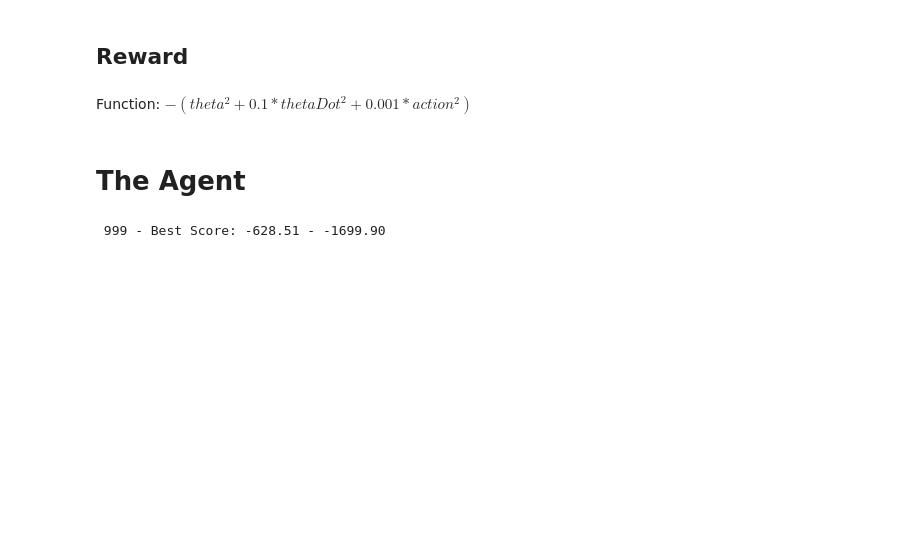
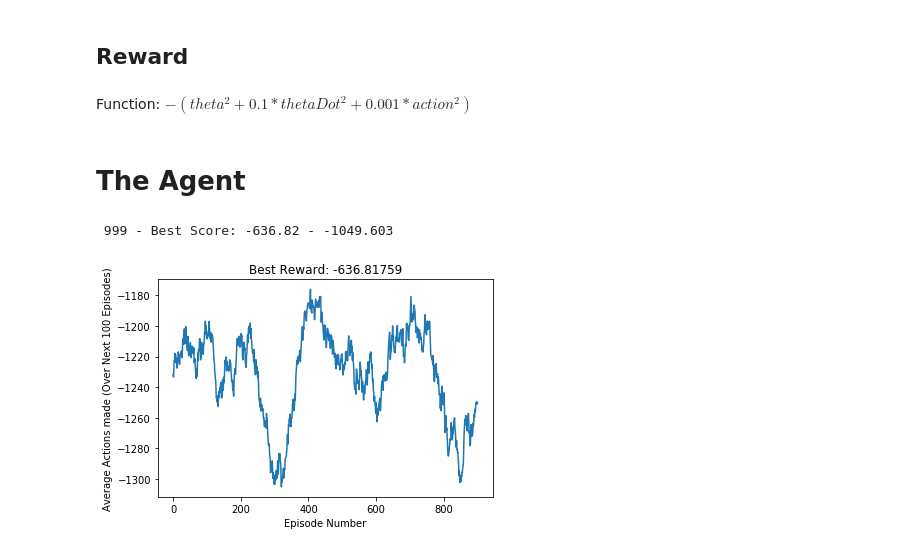
Before and after one commit to BAlmeidaS/reinforcement-learning-studies, a Jupyter notebook: pendulum/study.ipynb, the cells around one changed output. Saved outputs shown, nothing was run; the diff lists cells and outputs as text; code cells hidden in the pictures; blank space fills up the shorter version.

Commit message:
pendulum - adding a reward plot in the end of the training

```diff
--- a/pendulum/study.ipynb
+++ b/pendulum/study.ipynb
@@ -104,6 +104,17 @@ class ScoreEvaluator:
         self._update_avg()
         self.last_score = score
 
+    def plot_avg_scores(self):
+        plt.plot(np.linspace(0,
+                             len(self.avg_scores),
+                             len(self.avg_scores),
+                             endpoint=False),
+                 np.asarray(self.avg_scores))
+        plt.title(f'Best Reward: {self.best_score:10.5f}')
+        plt.xlabel('Episode Number')
+        plt.ylabel(f'Average Actions made (Over Next {self.window} Episodes)')
+        plt.show()
+
     def _update_avg(self):
         if len(self.tmp_scores) < self.tmp_scores.maxlen:
             return
@@ -119,26 +130,29 @@ def print_iteaction(iteraction: int, score_eval: ScoreEvaluator):
 # %%
 num_episodes = 1000
 
 agent = Agent()
 
 best_score = -np.inf
 
 avg_scores = deque(maxlen=num_episodes)
 
 score_eval = ScoreEvaluator(100)
 
 for i in range(num_episodes):
     score = 0
     state = env.reset()
 
     for _ in range(300):
         action = agent.act(state)
         state, reward, done, _ = env.step(action)
 
         score += reward
         if done:
             score_eval.add(score)
             print_iteaction(i, score_eval)
             break
+
+score_eval.plot_avg_scores()
 # %% [output]
- 999 - Best Score: -628.51 - -1699.90
+ 999 - Best Score: -636.82 - -1049.603
+[figure, added]
```
Also changed, not shown: parts of 1 cell of this notebook.
